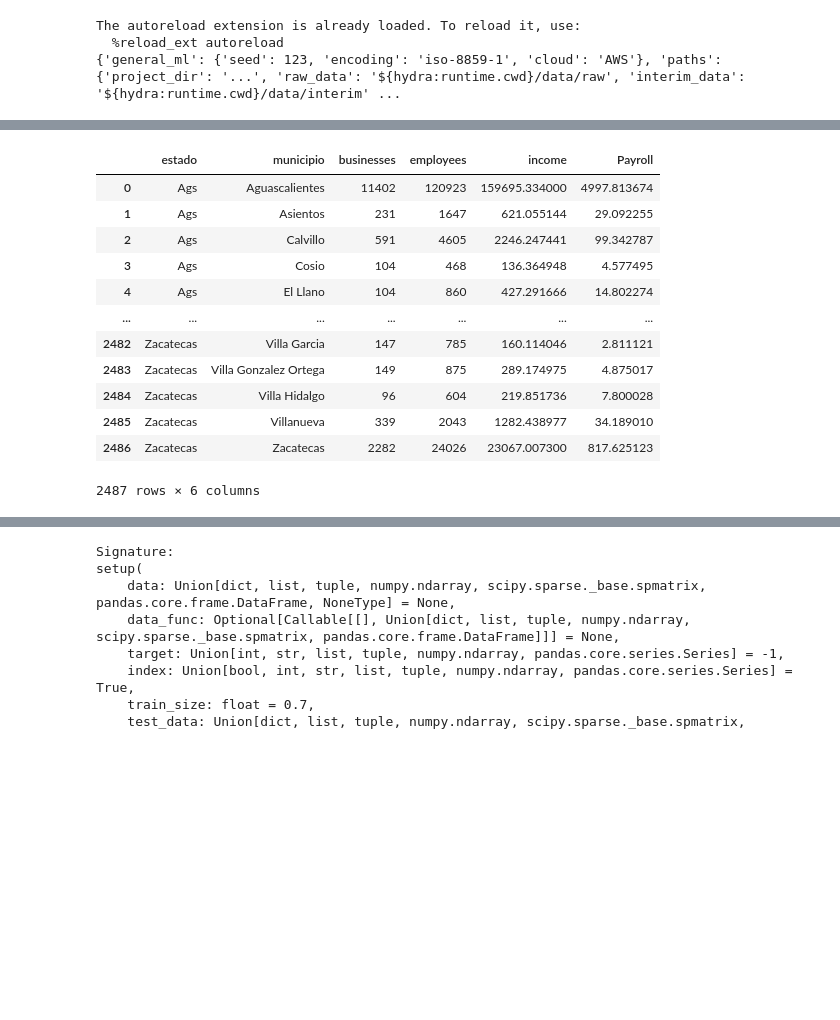
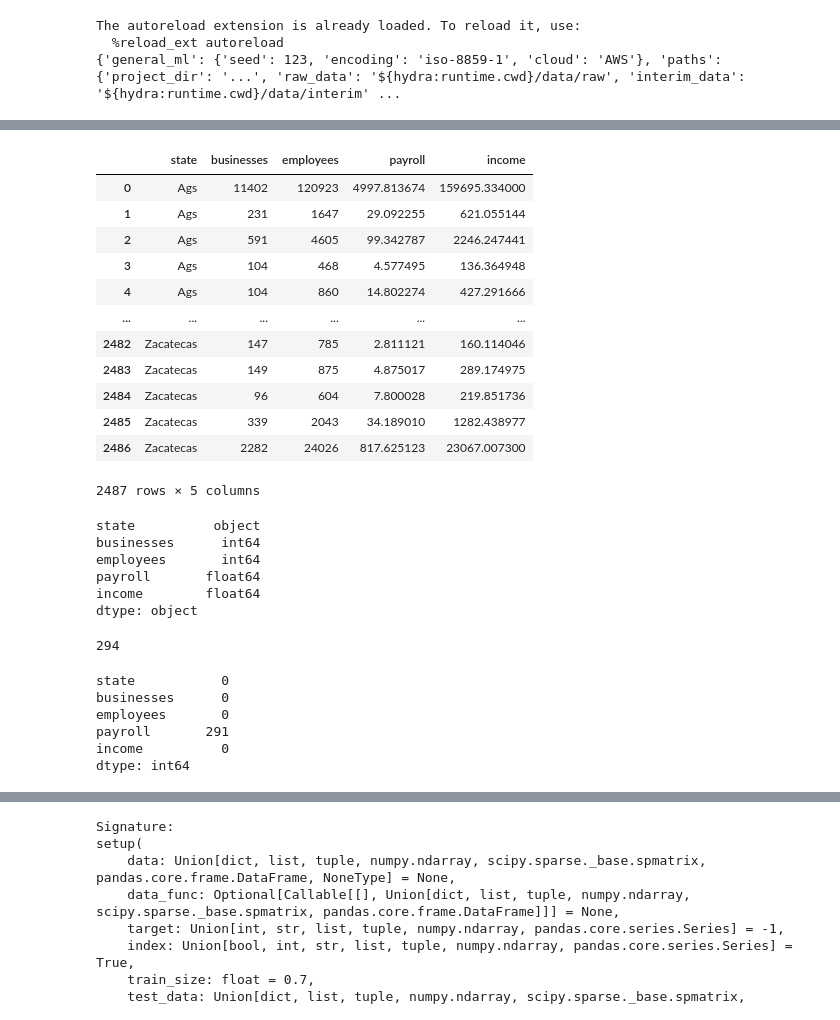
Before and after one commit to di-factory/democlient-sklearn-mxretailsalary1, a Jupyter notebook: notebooks/user_name.MLProfiling.Correlation.ipynb, the cells around one changed output, grey strips where cells are left out. Drawn from its saved outputs; the diff is of its cells as text; code cells hidden in the pictures; blank space fills up the shorter version.

```diff
--- a/notebooks/user_name.MLProfiling.Correlation.ipynb
+++ b/notebooks/user_name.MLProfiling.Correlation.ipynb
@@ -28,8 +50,10 @@ import numpy as np
 import ydata_profiling as yp
 import os
 # %%
-data = pd.read_csv(os.path.join('../data/raw', cfg.file_names.raw_file),
+#reading raw-data
+
+raw_file = pd.read_csv(os.path.join('../data/raw', cfg.file_names.raw_file),
                    #encoding=cfg.general_ml.encoding,
                    )
-data.head()
+raw_file.head()
 # %% [output]
@@ -40,26 +64,24 @@ data.head()
 | 3 | Ags | Cosio | 104 | 468 | 4.577495 | 101.941048 | 136.364948 | 27.169366 | ... |
 | 4 | Ags | El Llano | 104 | 860 | 14.802274 | 342.630524 | 427.291666 | 47.810963 | ... |
 # %%
-#cutting dataset to this experiment
-data=data[['estado',
-        'municipio',
+#cutting dataset for this experiment
+data=raw_file[['state',
         'businesses',
         'employees',
-        'income',
-        'Payroll',
-            ]]
+        'payroll',
+        'income']]
 data
 # %% [output]
-|  | estado | municipio | businesses | employees | income | Payroll |
-| 0 | Ags | Aguascalientes | 11402 | 120923 | 159695.334000 | 4997.813674 |
-| 1 | Ags | Asientos | 231 | 1647 | 621.055144 | 29.092255 |
-| 2 | Ags | Calvillo | 591 | 4605 | 2246.247441 | 99.342787 |
-| 3 | Ags | Cosio | 104 | 468 | 136.364948 | 4.577495 |
-| 4 | Ags | El Llano | 104 | 860 | 427.291666 | 14.802274 |
-| ... | ... | ... | ... | ... | ... | ... |
-| 2482 | Zacatecas | Villa Garcia | 147 | 785 | 160.114046 | 2.811121 |
-| 2483 | Zacatecas | Villa Gonzalez Ortega | 149 | 875 | 289.174975 | 4.875017 |
-| 2484 | Zacatecas | Villa Hidalgo | 96 | 604 | 219.851736 | 7.800028 |
-| 2485 | Zacatecas | Villanueva | 339 | 2043 | 1282.438977 | 34.189010 |
-| 2486 | Zacatecas | Zacatecas | 2282 | 24026 | 23067.007300 | 817.625123 |
+|  | state | businesses | employees | payroll | income |
+| 0 | Ags | 11402 | 120923 | 4997.813674 | 159695.334000 |
+| 1 | Ags | 231 | 1647 | 29.092255 | 621.055144 |
+| 2 | Ags | 591 | 4605 | 99.342787 | 2246.247441 |
+| 3 | Ags | 104 | 468 | 4.577495 | 136.364948 |
+| 4 | Ags | 104 | 860 | 14.802274 | 427.291666 |
+| ... | ... | ... | ... | ... | ... |
+| 2482 | Zacatecas | 147 | 785 | 2.811121 | 160.114046 |
+| 2483 | Zacatecas | 149 | 875 | 4.875017 | 289.174975 |
+| 2484 | Zacatecas | 96 | 604 | 7.800028 | 219.851736 |
+| 2485 | Zacatecas | 339 | 2043 | 34.189010 | 1282.438977 |
+| 2486 | Zacatecas | 2282 | 24026 | 817.625123 | 23067.007300 |
-2487 rows × 6 columns
+2487 rows × 5 columns
@@ -71,0 +88,26 @@ data.loc[data['employees'] == 0, 'employees'] = 1.0
+# %%
+#reviewing data types
+data.dtypes
+# %% [output]
+state          object
+businesses      int64
+employees       int64
+payroll       float64
+income        float64
+dtype: object
+# %%
+# Finding number of records with 0, NaN, or empty values
+mask=data.apply(lambda x: any([val == 0 or pd.isna(val) or val == '' for val in x]), axis=1)
+mask.sum()
+# %% [output]
+294
+# %%
+#finding recosrds with nan
+data.isna().sum()
+# %% [output]
+state           0
+businesses      0
+employees       0
+payroll       291
+income          0
+dtype: int64
```
Also changed, not shown: parts of 15 cells of this notebook, 8 other files.
